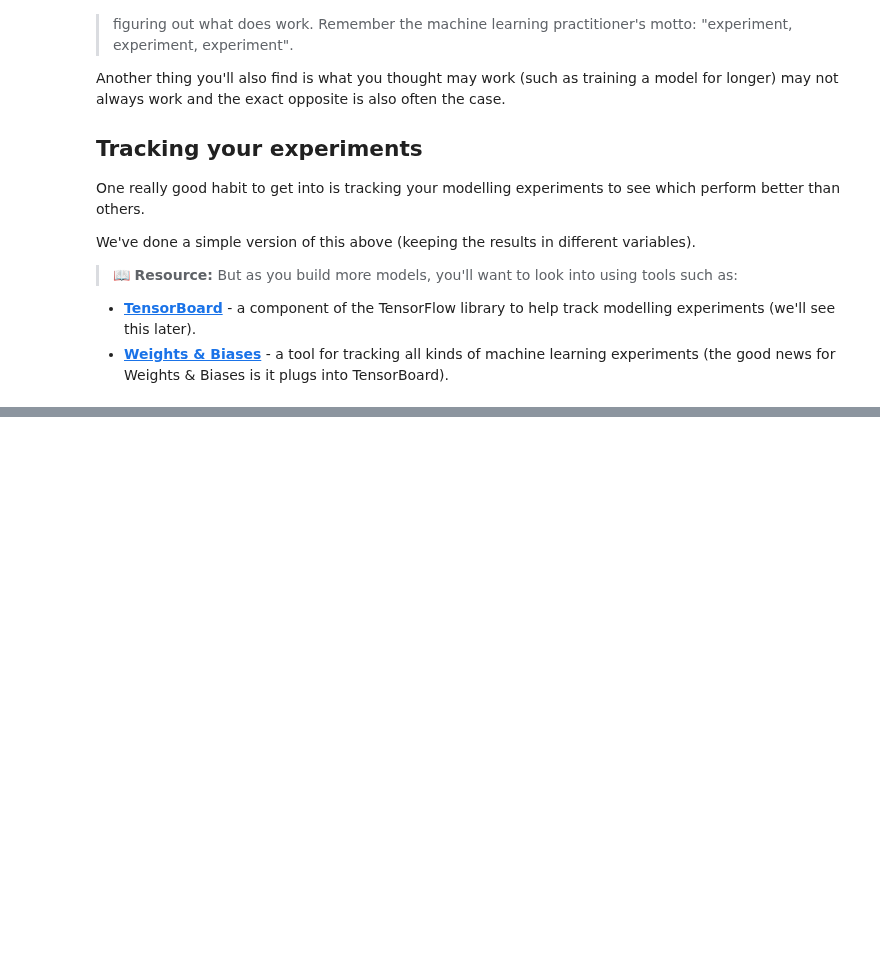
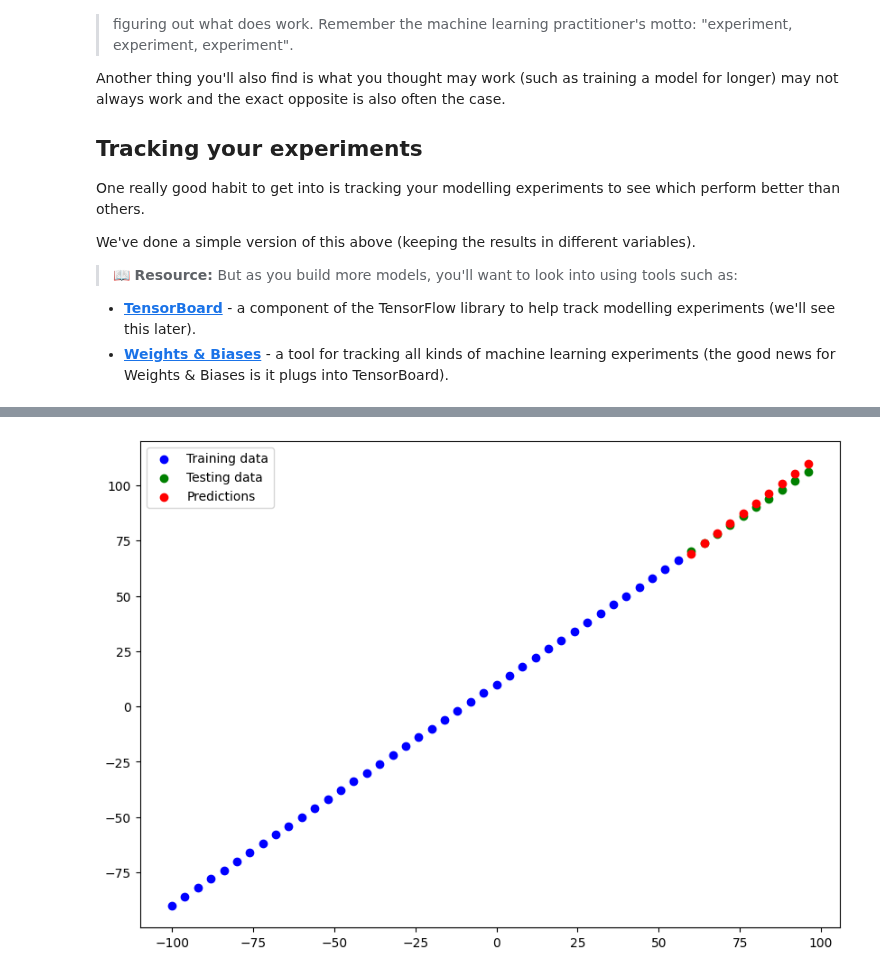
Before and after one commit to seanjiangsh/ztm-tensorflow, a Jupyter notebook: 01_neural_network_regression_in_tensorflow.ipynb, the cells around one changed output, grey strips where cells are left out. Saved outputs shown, nothing was run; the diff lists cells and outputs as text; code cells hidden in the pictures; blank space fills up the shorter version.

Commit message:
Save and load a TensorFlow model

```diff
--- a/01_neural_network_regression_in_tensorflow.ipynb
+++ b/01_neural_network_regression_in_tensorflow.ipynb
@@ -940,0 +976,6 @@ We've done a simple version of this above (keeping the results in different vari
+# %%
+# Load in a model using the Keras format
+loaded_model_1 = tf.keras.models.load_model("saved_models/model_1.keras")
+
+# check the model summary
+loaded_model_1.summary()
@@ -940,0 +993,6 @@ We've done a simple version of this above (keeping the results in different vari
+# %%
+# Make and plot predictions with the loaded model
+loaded_model_1_preds = loaded_model_1.predict(X_test)
+
+plot_predictions(predictions=loaded_model_1_preds)
+# %% [output]
@@ -940,0 +1000 @@ We've done a simple version of this above (keeping the results in different vari
+[figure, added]
```
Also changed, not shown: parts of 32 cells of this notebook, 1 other file.
